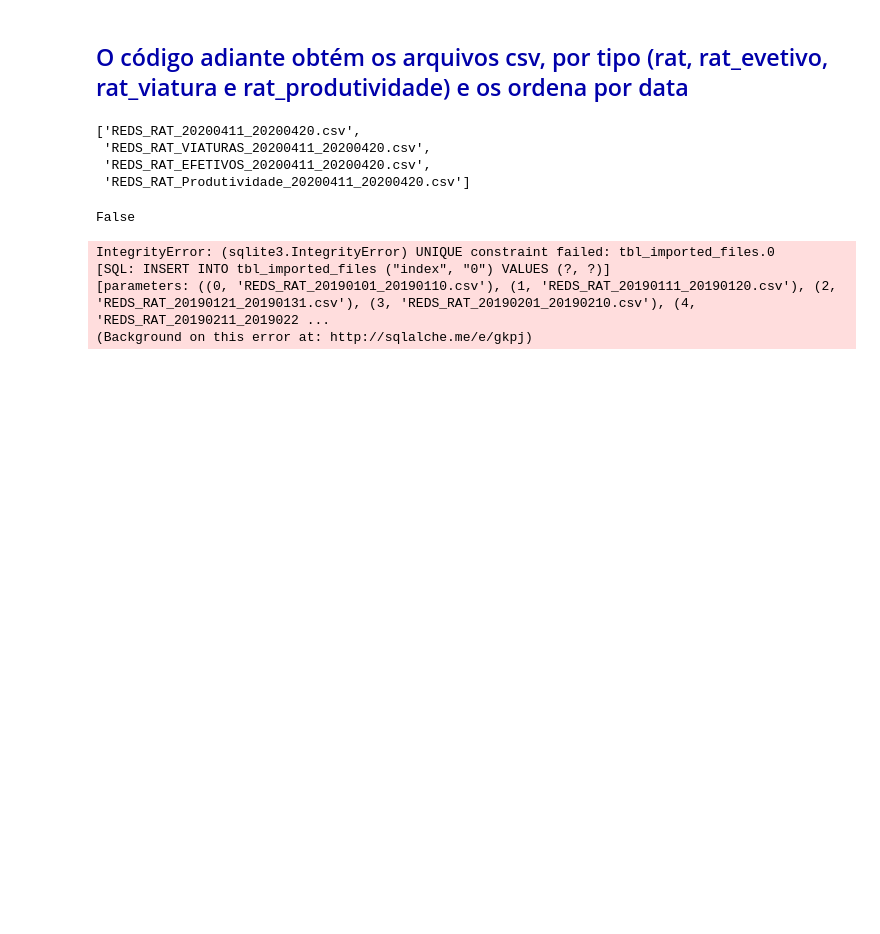
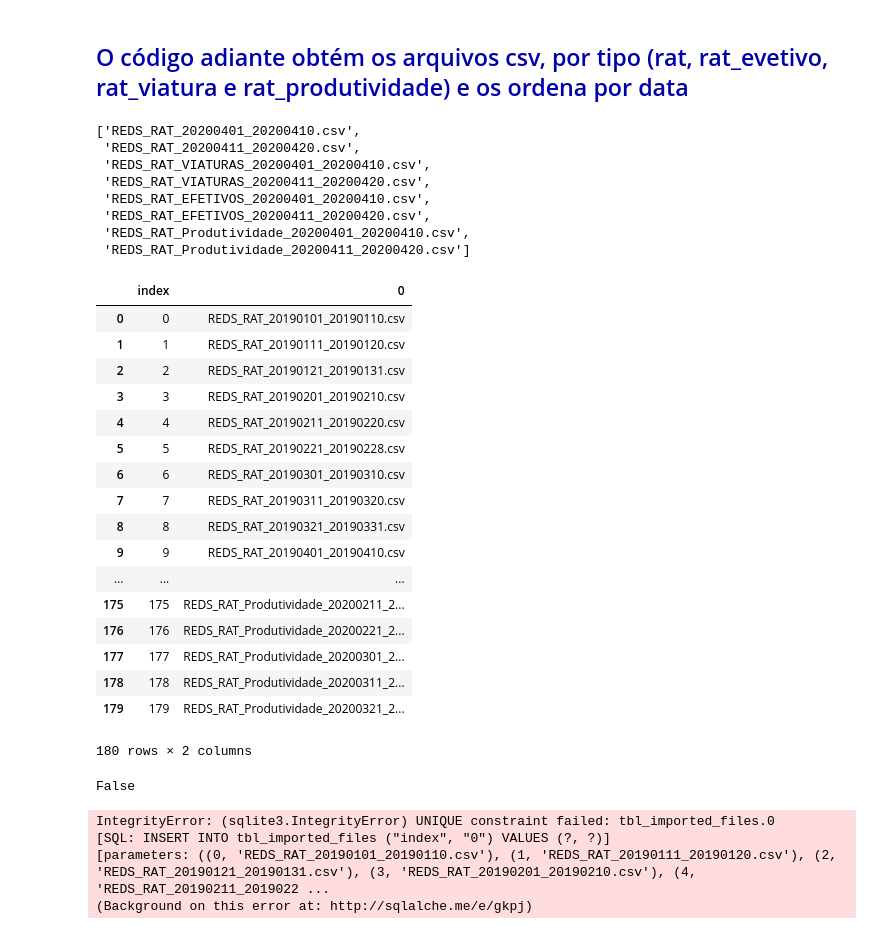
Before and after one commit to WENDEL4891/gdo-pandas, a Jupyter notebook: Importar novos arquivos csv.ipynb, the cells around one changed output. Saved outputs shown, nothing was run; the diff lists cells and outputs as text; code cells hidden in the pictures; blank space fills up the shorter version.

```diff
--- a/Importar novos arquivos csv.ipynb
+++ b/Importar novos arquivos csv.ipynb
@@ -7,15 +7,15 @@ import numpy as np
 import funcs
 import itertools
 
-df_files = pd.read_sql_table('tbl_imported_files', 'sqlite:///gdo.db')
-
-files_names = funcs.get_files_names()
-files_names = list(itertools.chain.from_iterable(files_names))
-
-files_not_imported = [file_name for file_name in files_names if file_name not in df_files['0'].values ]
-files_not_imported
+files_names = funcs.get_files_names(only_not_imported=True)
+files_names = list(itertools.chain.from_iterable(files_names.values()))
+files_names
 # %% [output]
-['REDS_RAT_20200411_20200420.csv',
+['REDS_RAT_20200401_20200410.csv',
+ 'REDS_RAT_20200411_20200420.csv',
+ 'REDS_RAT_VIATURAS_20200401_20200410.csv',
  'REDS_RAT_VIATURAS_20200411_20200420.csv',
+ 'REDS_RAT_EFETIVOS_20200401_20200410.csv',
  'REDS_RAT_EFETIVOS_20200411_20200420.csv',
+ 'REDS_RAT_Produtividade_20200401_20200410.csv',
  'REDS_RAT_Produtividade_20200411_20200420.csv']
@@ -22,3 +24,25 @@ files_not_imported
+# %%
+files = pd.read_sql_table('tbl_imported_files', 'sqlite:///gdo.db')
+files
+# %% [output]
+|  | index | 0 |
+| 0 | 0 | REDS_RAT_20190101_20190110.csv |
+| 1 | 1 | REDS_RAT_20190111_20190120.csv |
+| 2 | 2 | REDS_RAT_20190121_20190131.csv |
+| 3 | 3 | REDS_RAT_20190201_20190210.csv |
+| 4 | 4 | REDS_RAT_20190211_20190220.csv |
+| 5 | 5 | REDS_RAT_20190221_20190228.csv |
+| 6 | 6 | REDS_RAT_20190301_20190310.csv |
+| 7 | 7 | REDS_RAT_20190311_20190320.csv |
+| 8 | 8 | REDS_RAT_20190321_20190331.csv |
+| 9 | 9 | REDS_RAT_20190401_20190410.csv |
+| ... | ... | ... |
+| 175 | 175 | REDS_RAT_Produtividade_20200211_2... |
+| 176 | 176 | REDS_RAT_Produtividade_20200221_2... |
+| 177 | 177 | REDS_RAT_Produtividade_20200301_2... |
+| 178 | 178 | REDS_RAT_Produtividade_20200311_2... |
+| 179 | 179 | REDS_RAT_Produtividade_20200321_2... |
+180 rows × 2 columns
 # %%
 df = pd.DataFrame({
     'A':[1,2,3],
```
Also changed, not shown: parts of 1 cell of this notebook, 3 other files.
